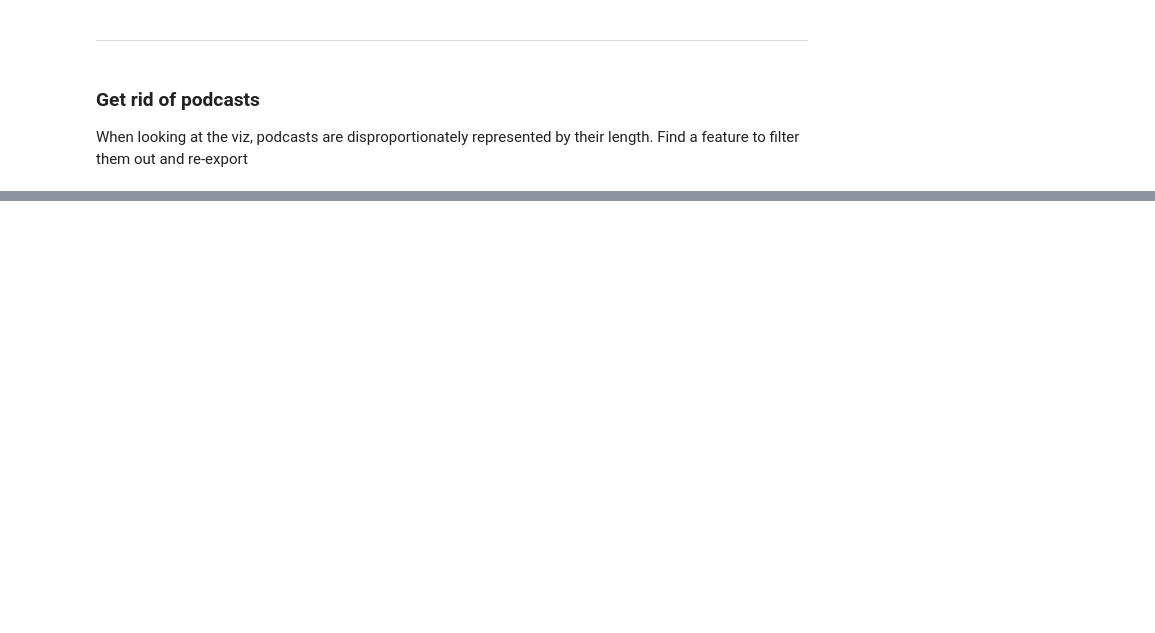
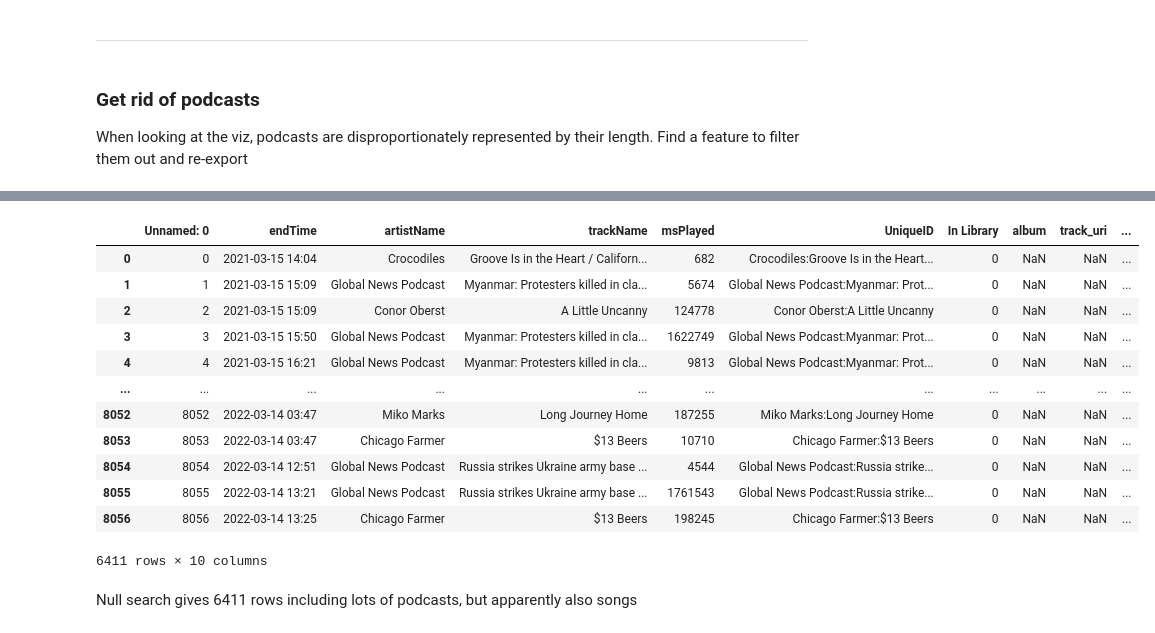
Before and after one commit to Jared-Godar/spotify-data, a Jupyter notebook: spotify_prepare.ipynb, the cells around one changed output, grey strips where cells are left out. Drawn from its saved outputs; the diff is of its cells as text; code cells hidden in the pictures; blank space fills up the shorter version.

```diff
--- a/spotify_prepare.ipynb
+++ b/spotify_prepare.ipynb
@@ -172,0 +222,18 @@ When looking at the viz, podcasts are disproportionately represented by their le
+# %%
+df_tableau[df_tableau['track_uri'].isnull()]
+# %% [output]
+|  | Unnamed: 0 | endTime | artistName | trackName | msPlayed | UniqueID | In Library | album | track_uri | ... |
+| 0 | 0 | 2021-03-15 14:04 | Crocodiles | Groove Is in the Heart / Californ... | 682 | Crocodiles:Groove Is in the Heart... | 0 | NaN | NaN | ... |
+| 1 | 1 | 2021-03-15 15:09 | Global News Podcast | Myanmar: Protesters killed in cla... | 5674 | Global News Podcast:Myanmar: Prot... | 0 | NaN | NaN | ... |
+| 2 | 2 | 2021-03-15 15:09 | Conor Oberst | A Little Uncanny | 124778 | Conor Oberst:A Little Uncanny | 0 | NaN | NaN | ... |
+| 3 | 3 | 2021-03-15 15:50 | Global News Podcast | Myanmar: Protesters killed in cla... | 1622749 | Global News Podcast:Myanmar: Prot... | 0 | NaN | NaN | ... |
+| 4 | 4 | 2021-03-15 16:21 | Global News Podcast | Myanmar: Protesters killed in cla... | 9813 | Global News Podcast:Myanmar: Prot... | 0 | NaN | NaN | ... |
+| ... | ... | ... | ... | ... | ... | ... | ... | ... | ... | ... |
+| 8052 | 8052 | 2022-03-14 03:47 | Miko Marks | Long Journey Home | 187255 | Miko Marks:Long Journey Home | 0 | NaN | NaN | ... |
+| 8053 | 8053 | 2022-03-14 03:47 | Chicago Farmer | $13 Beers | 10710 | Chicago Farmer:$13 Beers | 0 | NaN | NaN | ... |
+| 8054 | 8054 | 2022-03-14 12:51 | Global News Podcast | Russia strikes Ukraine army base ... | 4544 | Global News Podcast:Russia strike... | 0 | NaN | NaN | ... |
+| 8055 | 8055 | 2022-03-14 13:21 | Global News Podcast | Russia strikes Ukraine army base ... | 1761543 | Global News Podcast:Russia strike... | 0 | NaN | NaN | ... |
+| 8056 | 8056 | 2022-03-14 13:25 | Chicago Farmer | $13 Beers | 198245 | Chicago Farmer:$13 Beers | 0 | NaN | NaN | ... |
+6411 rows × 10 columns
+# %% [markdown]
+Null search gives 6411 rows including lots of podcasts, but apparently also songs
```
Also changed, not shown: parts of 7 cells of this notebook.
